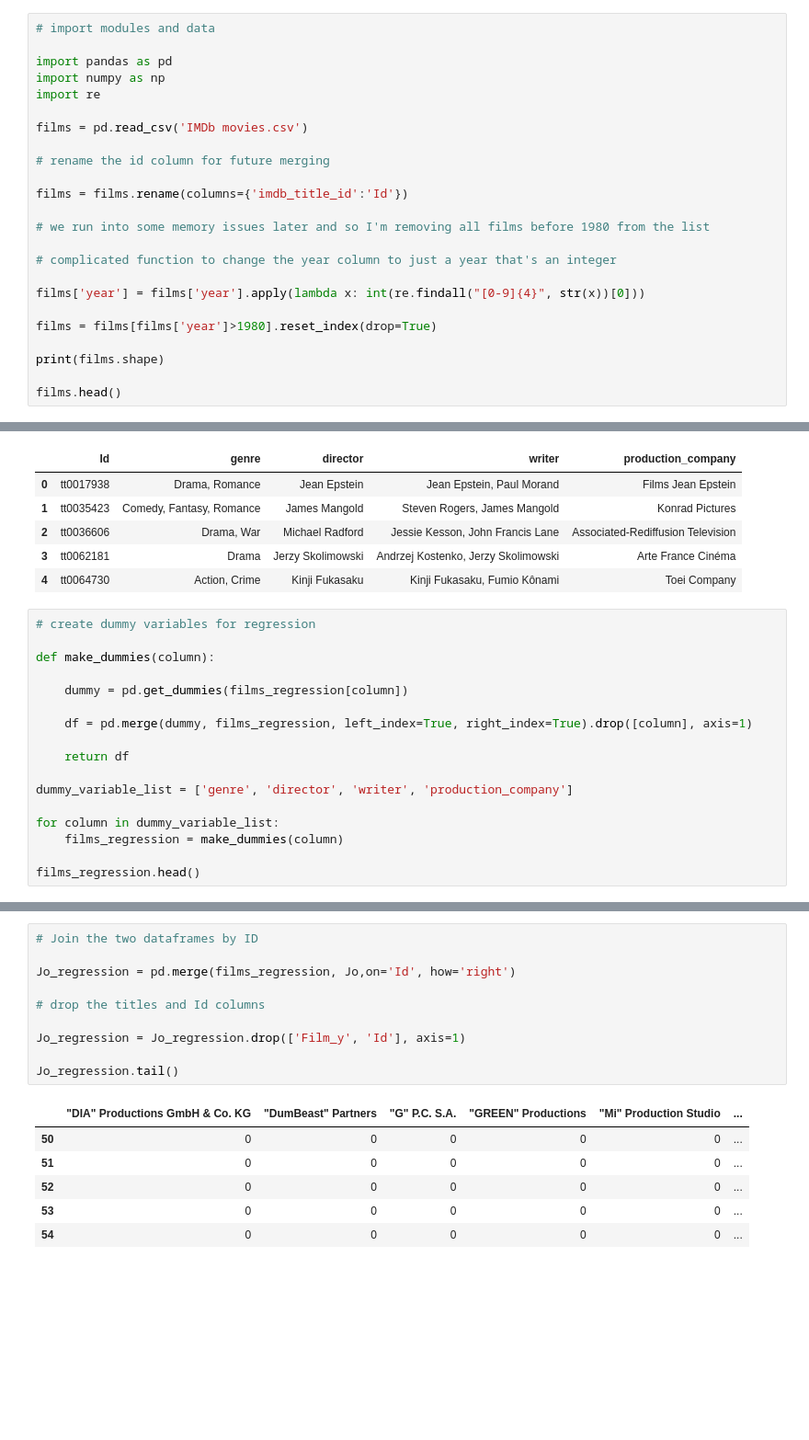
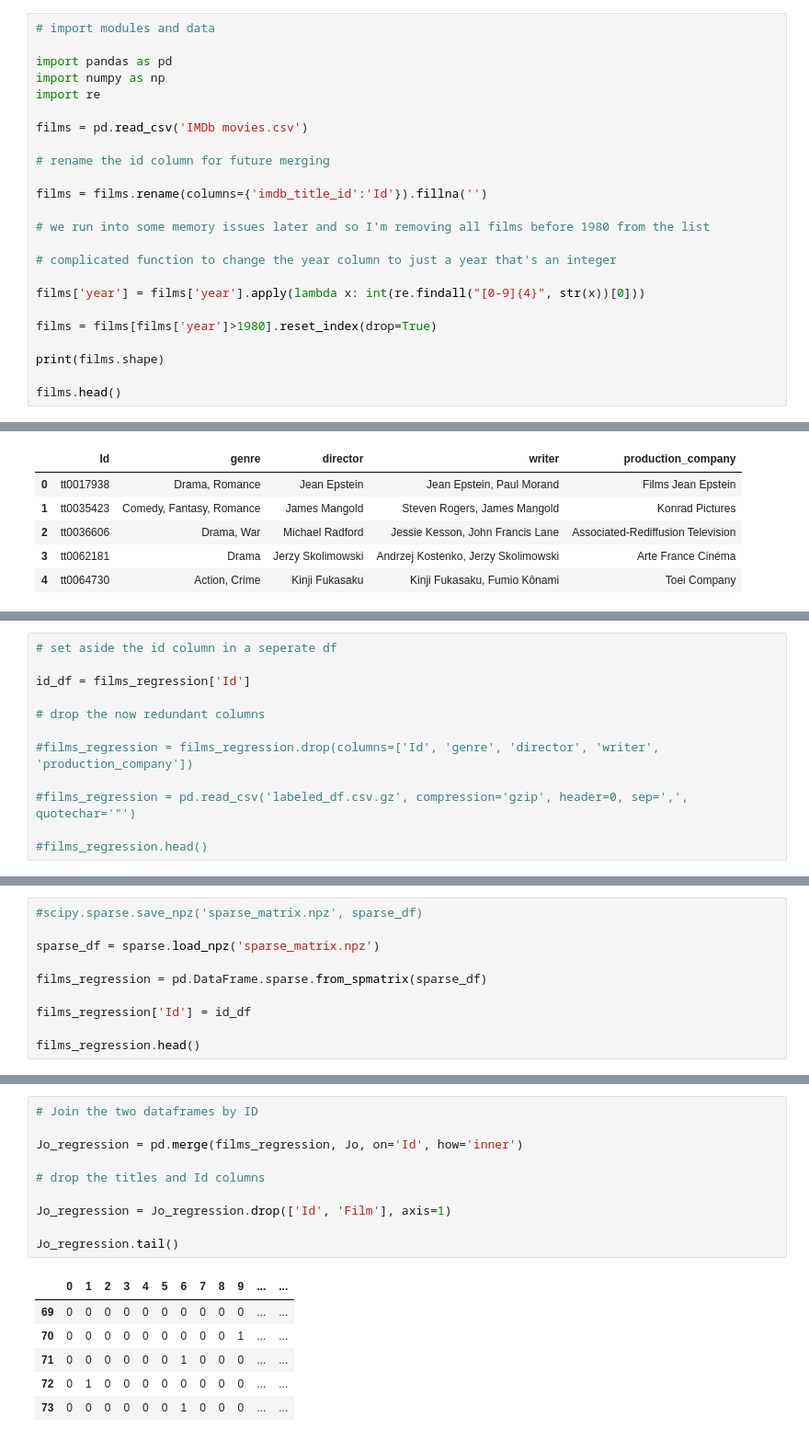
Before and after one commit to Hekkta/Film-content-based-recommender-system, a Jupyter notebook: Recommender system - regression style.ipynb, the cells around one changed output, grey strips where cells are left out. Shown at 92% size. Cells and saved outputs as stored; diff of their text form; blank space fills up the shorter version.

```diff
--- a/Recommender system - regression style.ipynb
+++ b/Recommender system - regression style.ipynb
@@ -19,7 +19,7 @@ films = pd.read_csv('IMDb movies.csv')
 
 # rename the id column for future merging
 
-films = films.rename(columns={'imdb_title_id':'Id'})
+films = films.rename(columns={'imdb_title_id':'Id'}).fillna('')
 
 # we run into some memory issues later and so I'm removing all films before 1980 from the list
 
@@ -69,20 +69,3 @@ films_regression.head()
 | 2 | tt0036606 | Drama, War | Michael Radford | Jessie Kesson, John Francis Lane | Associated-Rediffusion Television |
 | 3 | tt0062181 | Drama | Jerzy Skolimowski | Andrzej Kostenko, Jerzy Skolimowski | Arte France Cinéma |
 | 4 | tt0064730 | Action, Crime | Kinji Fukasaku | Kinji Fukasaku, Fumio Kônami | Toei Company |
-# %%
-# create dummy variables for regression
-
-def make_dummies(column):
-
-    dummy = pd.get_dummies(films_regression[column])
-
-    df = pd.merge(dummy, films_regression, left_index=True, right_index=True).drop([column], axis=1)
-
-    return df
-
-dummy_variable_list = ['genre', 'director', 'writer', 'production_company']
-
-for column in dummy_variable_list:
-    films_regression = make_dummies(column)
-
-films_regression.head()
@@ -96,0 +119,12 @@ films_regression.head()
+# %%
+# set aside the id column in a seperate df
+
+id_df = films_regression['Id']
+
+# drop the now redundant columns
+
+#films_regression = films_regression.drop(columns=['Id', 'genre', 'director', 'writer', 'production_company'])
+
+#films_regression = pd.read_csv('labeled_df.csv.gz', compression='gzip', header=0, sep=',', quotechar='"')
+
+#films_regression.head()
@@ -96,0 +149,10 @@ films_regression.head()
+# %%
+#scipy.sparse.save_npz('sparse_matrix.npz', sparse_df)
+
+sparse_df = sparse.load_npz('sparse_matrix.npz')
+
+films_regression = pd.DataFrame.sparse.from_spmatrix(sparse_df)
+
+films_regression['Id'] = id_df
+
+films_regression.head()
@@ -114,17 +188,17 @@ Jo.head()
 # %%
 # Join the two dataframes by ID
 
-Jo_regression = pd.merge(films_regression, Jo,on='Id', how='right')
+Jo_regression = pd.merge(films_regression, Jo, on='Id', how='inner')
 
 # drop the titles and Id columns
 
-Jo_regression = Jo_regression.drop(['Film_y', 'Id'], axis=1)
+Jo_regression = Jo_regression.drop(['Id', 'Film'], axis=1)
 
 Jo_regression.tail()
 # %% [output]
-|  | "DIA" Productions GmbH & Co. KG | "DumBeast" Partners | "G" P.C. S.A. | "GREEN" Productions | "Mi" Production Studio | ... |
-| 50 | 0 | 0 | 0 | 0 | 0 | ... |
-| 51 | 0 | 0 | 0 | 0 | 0 | ... |
-| 52 | 0 | 0 | 0 | 0 | 0 | ... |
-| 53 | 0 | 0 | 0 | 0 | 0 | ... |
-| 54 | 0 | 0 | 0 | 0 | 0 | ... |
+|  | 0 | 1 | 2 | 3 | 4 | 5 | 6 | 7 | 8 | 9 | ... | ... |
+| 69 | 0 | 0 | 0 | 0 | 0 | 0 | 0 | 0 | 0 | 0 | ... | ... |
+| 70 | 0 | 0 | 0 | 0 | 0 | 0 | 0 | 0 | 0 | 1 | ... | ... |
+| 71 | 0 | 0 | 0 | 0 | 0 | 0 | 1 | 0 | 0 | 0 | ... | ... |
+| 72 | 0 | 1 | 0 | 0 | 0 | 0 | 0 | 0 | 0 | 0 | ... | ... |
+| 73 | 0 | 0 | 0 | 0 | 0 | 0 | 1 | 0 | 0 | 0 | ... | ... |
```
Also changed, not shown: parts of 37 cells of this notebook.
